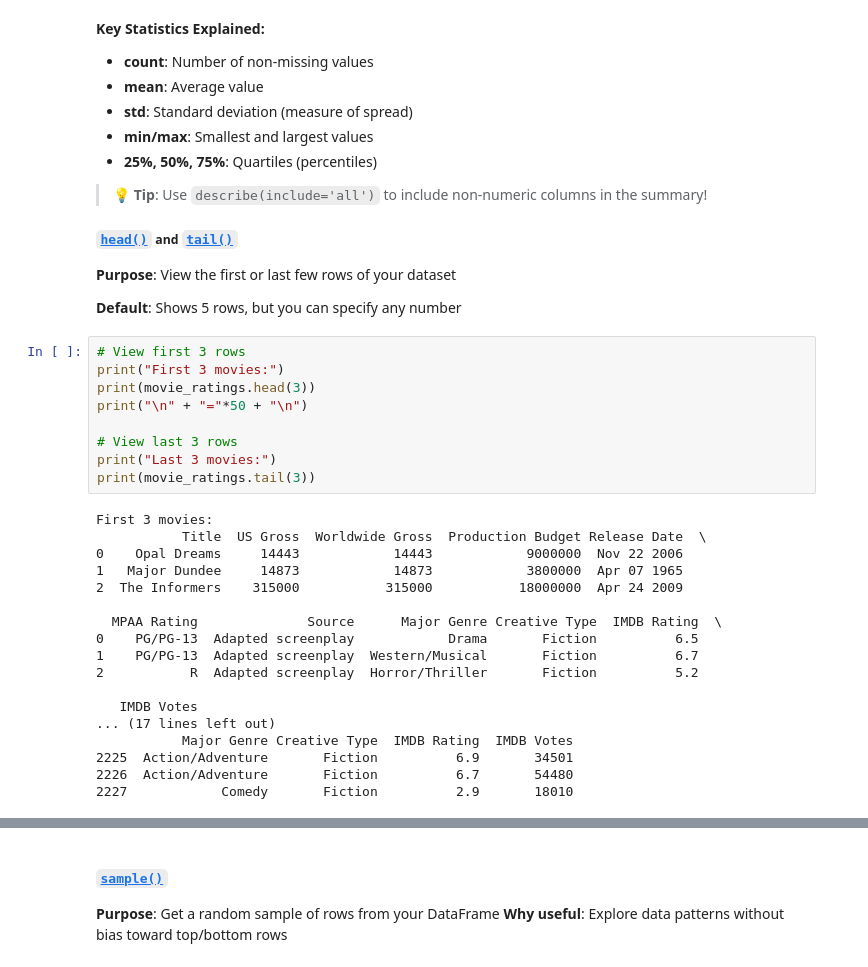
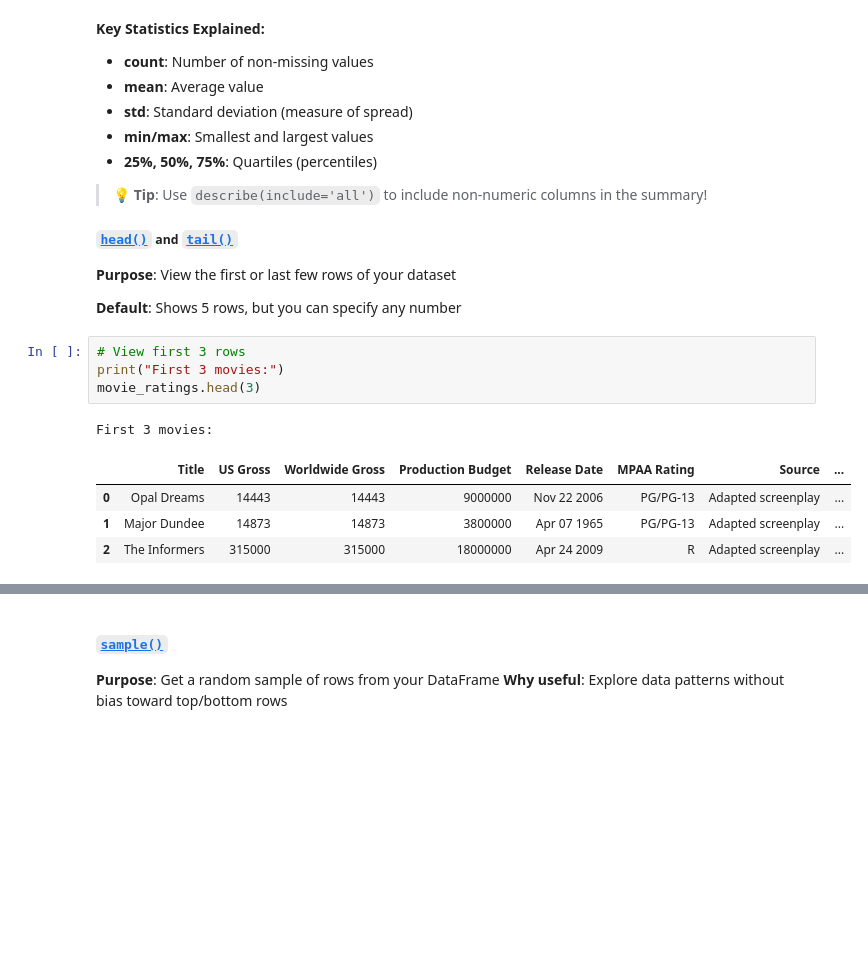
Before and after one commit to Lizhen0909/nu-stat303-1-sec20-coursebook, a Jupyter notebook: reading_data.ipynb, the cells around one changed output, grey strips where cells are left out. Cells and saved outputs as stored; diff of their text form; blank space fills up the shorter version.

```diff
--- a/reading_data.ipynb
+++ b/reading_data.ipynb
@@ -348,27 +361,10 @@ movie_ratings.describe()
 # %%
 # View first 3 rows
 print("First 3 movies:")
-print(movie_ratings.head(3))
-print("\n" + "="*50 + "\n")
-
-# View last 3 rows
-print("Last 3 movies:")
-print(movie_ratings.tail(3))
+movie_ratings.head(3)
 # %% [output]
 First 3 movies:
-           Title  US Gross  Worldwide Gross  Production Budget Release Date  \
-0    Opal Dreams     14443            14443            9000000  Nov 22 2006
-1   Major Dundee     14873            14873            3800000  Apr 07 1965
-2  The Informers    315000           315000           18000000  Apr 24 2009
-
-  MPAA Rating              Source      Major Genre Creative Type  IMDB Rating  \
-0    PG/PG-13  Adapted screenplay            Drama       Fiction          6.5
-1    PG/PG-13  Adapted screenplay  Western/Musical       Fiction          6.7
-2           R  Adapted screenplay  Horror/Thriller       Fiction          5.2
-
-   IMDB Votes
-... (17 lines left out)
-           Major Genre Creative Type  IMDB Rating  IMDB Votes
-2225  Action/Adventure       Fiction          6.9       34501
-2226  Action/Adventure       Fiction          6.7       54480
-2227            Comedy       Fiction          2.9       18010
+|  | Title | US Gross | Worldwide Gross | Production Budget | Release Date | MPAA Rating | Source | ... |
+| 0 | Opal Dreams | 14443 | 14443 | 9000000 | Nov 22 2006 | PG/PG-13 | Adapted screenplay | ... |
+| 1 | Major Dundee | 14873 | 14873 | 3800000 | Apr 07 1965 | PG/PG-13 | Adapted screenplay | ... |
+| 2 | The Informers | 315000 | 315000 | 18000000 | Apr 24 2009 | R | Adapted screenplay | ... |
```
Also changed, not shown: parts of 2 cells of this notebook, 21 other files.
